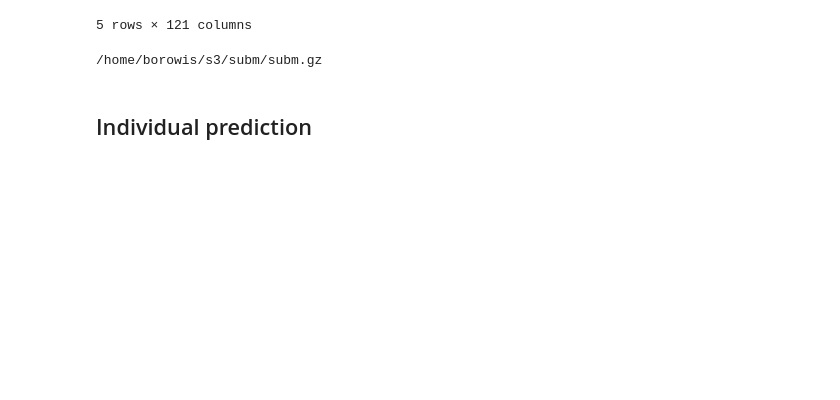
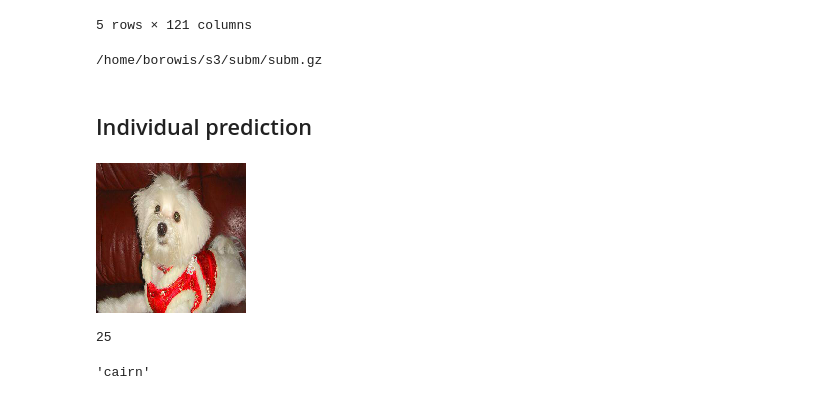
Before and after one commit to borowis/fastai, a Jupyter notebook: courses/dl1/lesson2-dogbreed.ipynb, the cells around one changed output. Drawn from its saved outputs; the diff is of its cells as text; code cells hidden in the pictures; blank space fills up the shorter version.

```diff
--- a/courses/dl1/lesson2-dogbreed.ipynb
+++ b/courses/dl1/lesson2-dogbreed.ipynb
@@ -275,3 +275,9 @@ FileLink(f'{SUBM}/subm.gz')
 /home/borowis/s3/subm/subm.gz
 # %% [markdown]
 ## Individual prediction
+# %%
+fn = data.val_ds.fnames[4]
+# %%
+Image.open(f'{PATH}/' + fn).resize((150, 150))
+# %% [output]
+[figure, added]
@@ -277,0 +286,10 @@ FileLink(f'{SUBM}/subm.gz')
+# %%
+im = val_tfms(np.array(Image.open(f'{PATH}/' + fn)))
+preds = learn.predict_array(im[None])
+np.argmax(preds)
+# %% [output]
+25
+# %%
+data.classes[np.argmax(preds) + 1]
+# %% [output]
+'cairn'
```
Also changed, not shown: parts of 1 cell of this notebook.
